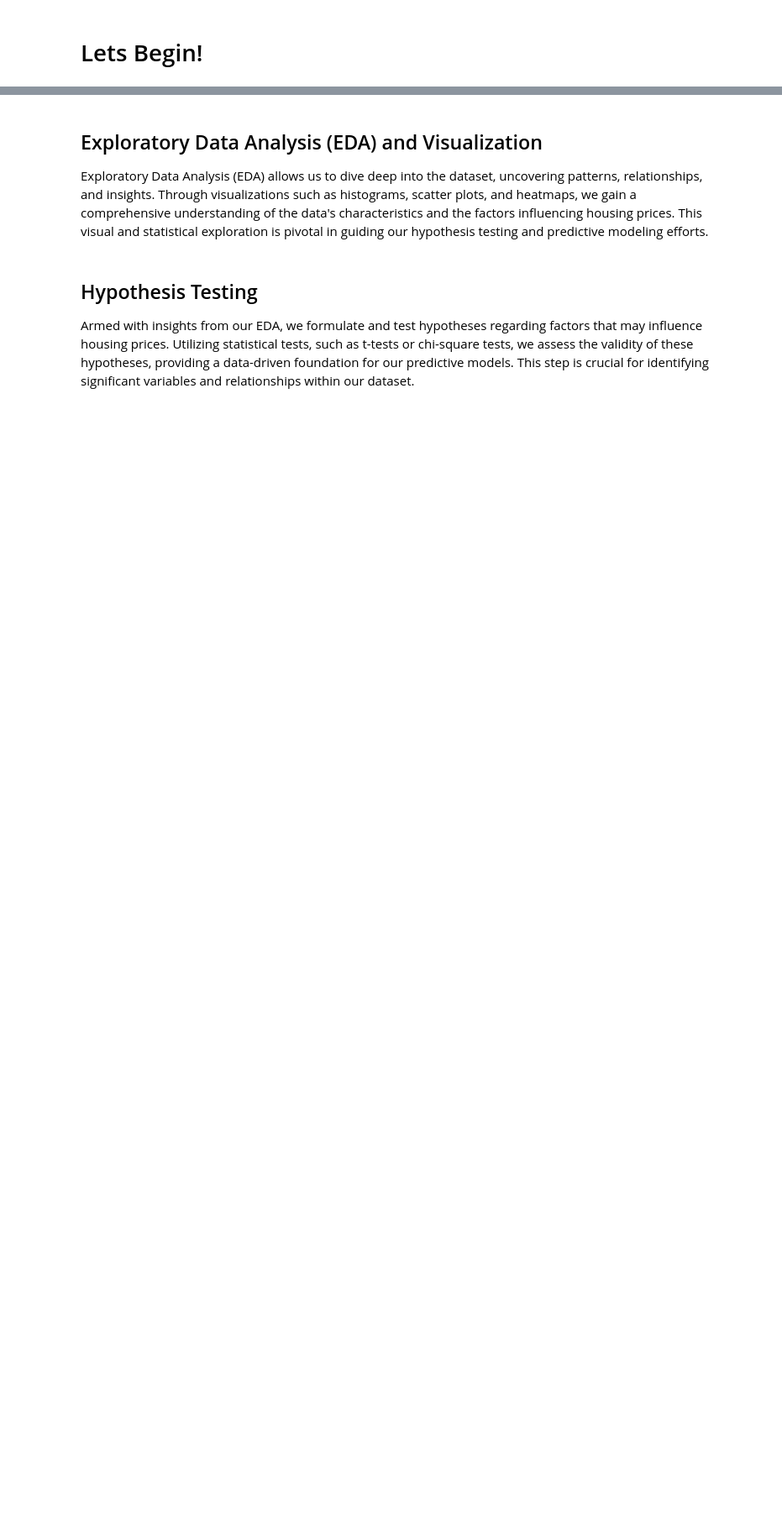
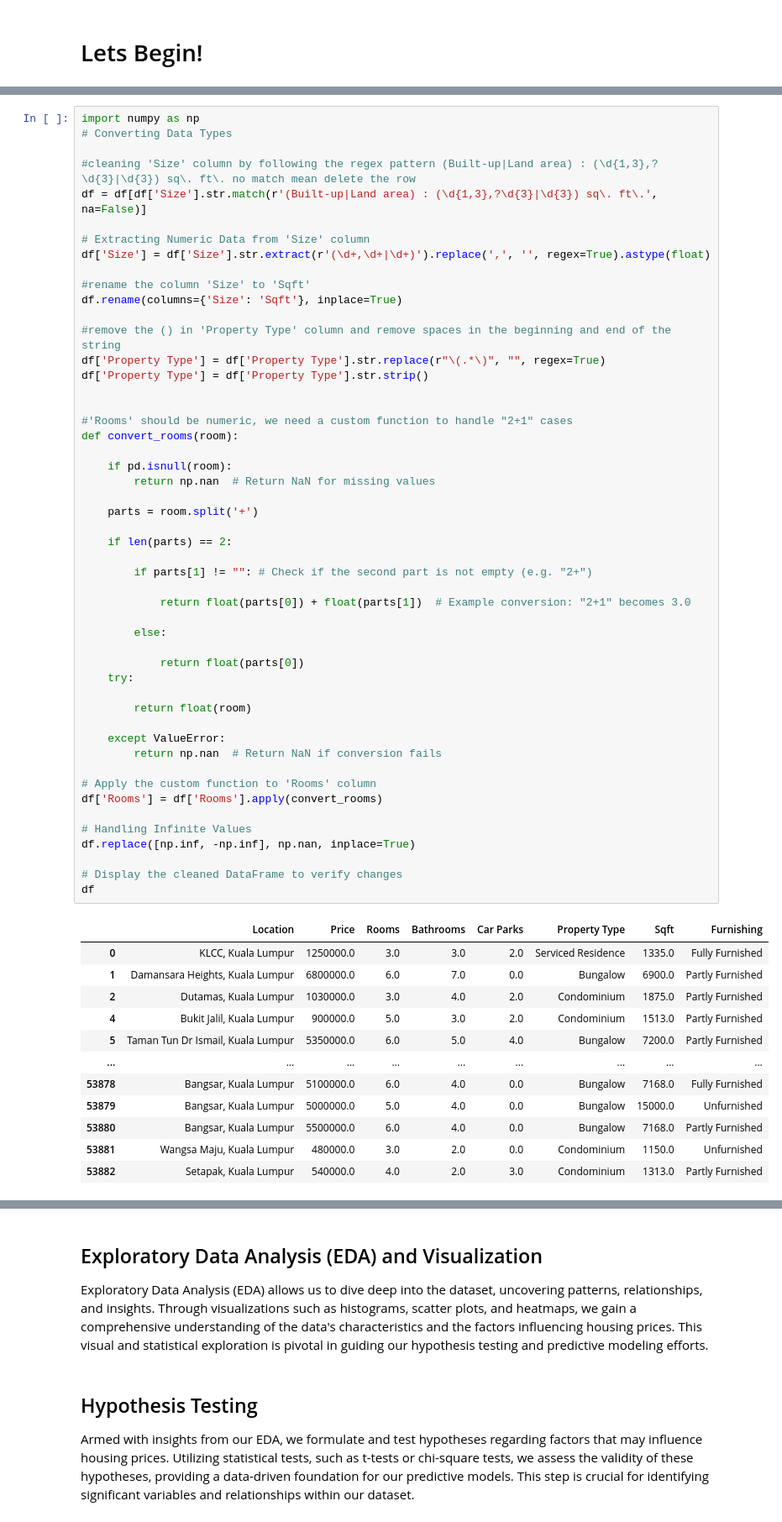
Before and after one commit to Zeqhx/Machine-Learning-Project, a Jupyter notebook: wif3009project/main.ipynb, the cells around one changed output, grey strips where cells are left out. Shown at 84% size. Saved outputs shown, nothing was run; the diff lists cells and outputs as text; blank space fills up the shorter version.

```diff
--- a/wif3009project/main.ipynb
+++ b/wif3009project/main.ipynb
@@ -85,3 +123,66 @@ df.head()
 | 2 | Dutamas, Kuala Lumpur | 1030000.0 | 3 | 4.0 | 2.0 | Condominium (Corner) | Built-up : 1,875 sq. ft. | Partly Furnished |
 | 4 | Bukit Jalil, Kuala Lumpur | 900000.0 | 4+1 | 3.0 | 2.0 | Condominium (Corner) | Built-up : 1,513 sq. ft. | Partly Furnished |
 | 5 | Taman Tun Dr Ismail, Kuala Lumpur | 5350000.0 | 4+2 | 5.0 | 4.0 | Bungalow | Land area : 7200 sq. ft. | Partly Furnished |
+# %%
+import numpy as np
+# Converting Data Types
+
+#cleaning 'Size' column by following the regex pattern (Built-up|Land area) : (\d{1,3},?\d{3}|\d{3}) sq\. ft\. no match mean delete the row
+df = df[df['Size'].str.match(r'(Built-up|Land area) : (\d{1,3},?\d{3}|\d{3}) sq\. ft\.', na=False)]
+
+# Extracting Numeric Data from 'Size' column
+df['Size'] = df['Size'].str.extract(r'(\d+,\d+|\d+)').replace(',', '', regex=True).astype(float)
+
+#rename the column 'Size' to 'Sqft'
+df.rename(columns={'Size': 'Sqft'}, inplace=True)
+
+#remove the () in 'Property Type' column and remove spaces in the beginning and end of the string
+df['Property Type'] = df['Property Type'].str.replace(r"\(.*\)", "", regex=True)
+df['Property Type'] = df['Property Type'].str.strip()
+
+
+#'Rooms' should be numeric, we need a custom function to handle "2+1" cases
+def convert_rooms(room):
+
+    if pd.isnull(room):
+        return np.nan  # Return NaN for missing values
+
+    parts = room.split('+')
+
+    if len(parts) == 2:
+
+        if parts[1] != "": # Check if the second part is not empty (e.g. "2+")
+
+            return float(parts[0]) + float(parts[1])  # Example conversion: "2+1" becomes 3.0
+
+        else:
+
+            return float(parts[0])
+    try:
+
+        return float(room)
+
+    except ValueError:
+        return np.nan  # Return NaN if conversion fails
+
+# Apply the custom function to 'Rooms' column
+df['Rooms'] = df['Rooms'].apply(convert_rooms)
+
+# Handling Infinite Values
+df.replace([np.inf, -np.inf], np.nan, inplace=True)
+
+# Display the cleaned DataFrame to verify changes
+df
+# %% [output]
+|  | Location | Price | Rooms | Bathrooms | Car Parks | Property Type | Sqft | Furnishing |
+| 0 | KLCC, Kuala Lumpur | 1250000.0 | 3.0 | 3.0 | 2.0 | Serviced Residence | 1335.0 | Fully Furnished |
+| 1 | Damansara Heights, Kuala Lumpur | 6800000.0 | 6.0 | 7.0 | 0.0 | Bungalow | 6900.0 | Partly Furnished |
+| 2 | Dutamas, Kuala Lumpur | 1030000.0 | 3.0 | 4.0 | 2.0 | Condominium | 1875.0 | Partly Furnished |
+| 4 | Bukit Jalil, Kuala Lumpur | 900000.0 | 5.0 | 3.0 | 2.0 | Condominium | 1513.0 | Partly Furnished |
+| 5 | Taman Tun Dr Ismail, Kuala Lumpur | 5350000.0 | 6.0 | 5.0 | 4.0 | Bungalow | 7200.0 | Partly Furnished |
+| ... | ... | ... | ... | ... | ... | ... | ... | ... |
+| 53878 | Bangsar, Kuala Lumpur | 5100000.0 | 6.0 | 4.0 | 0.0 | Bungalow | 7168.0 | Fully Furnished |
+| 53879 | Bangsar, Kuala Lumpur | 5000000.0 | 5.0 | 4.0 | 0.0 | Bungalow | 15000.0 | Unfurnished |
+| 53880 | Bangsar, Kuala Lumpur | 5500000.0 | 6.0 | 4.0 | 0.0 | Bungalow | 7168.0 | Partly Furnished |
+| 53881 | Wangsa Maju, Kuala Lumpur | 480000.0 | 3.0 | 2.0 | 0.0 | Condominium | 1150.0 | Unfurnished |
+| 53882 | Setapak, Kuala Lumpur | 540000.0 | 4.0 | 2.0 | 3.0 | Condominium | 1313.0 | Partly Furnished |
```
Also changed, not shown: parts of 11 cells of this notebook.
